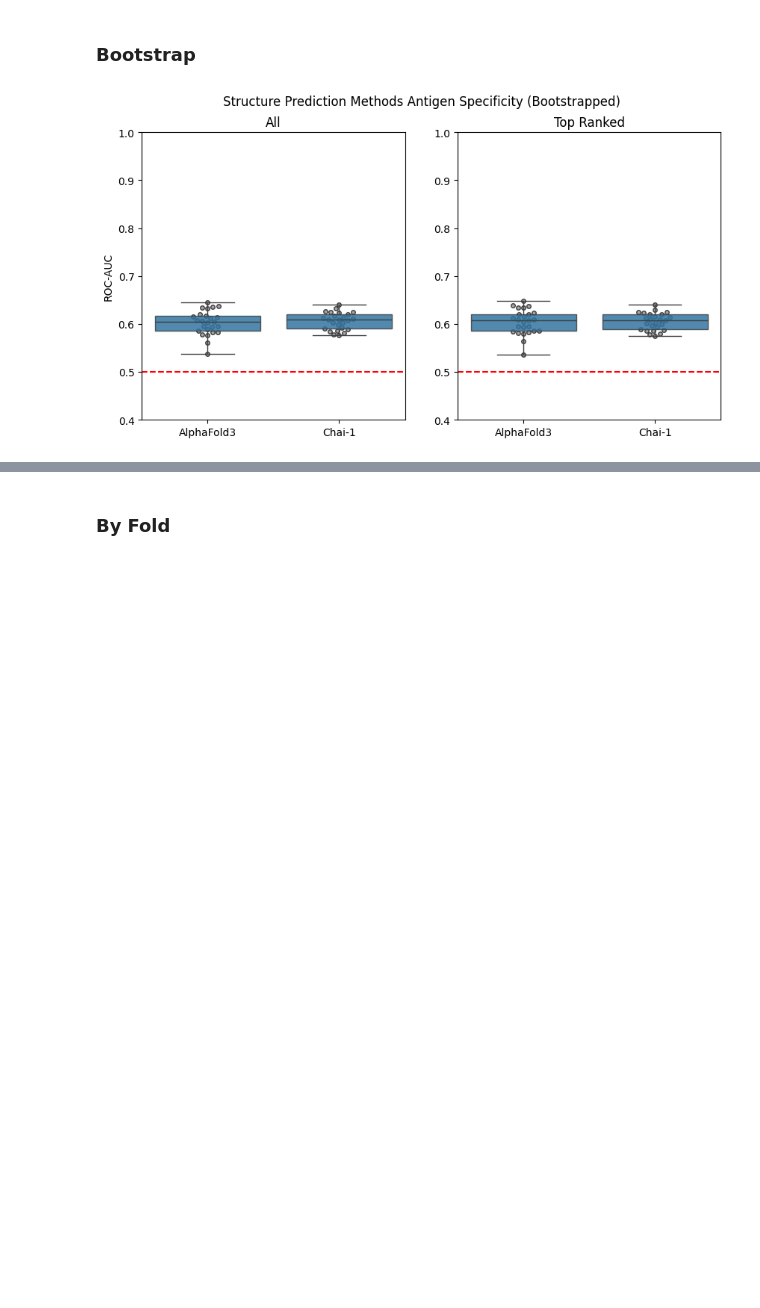
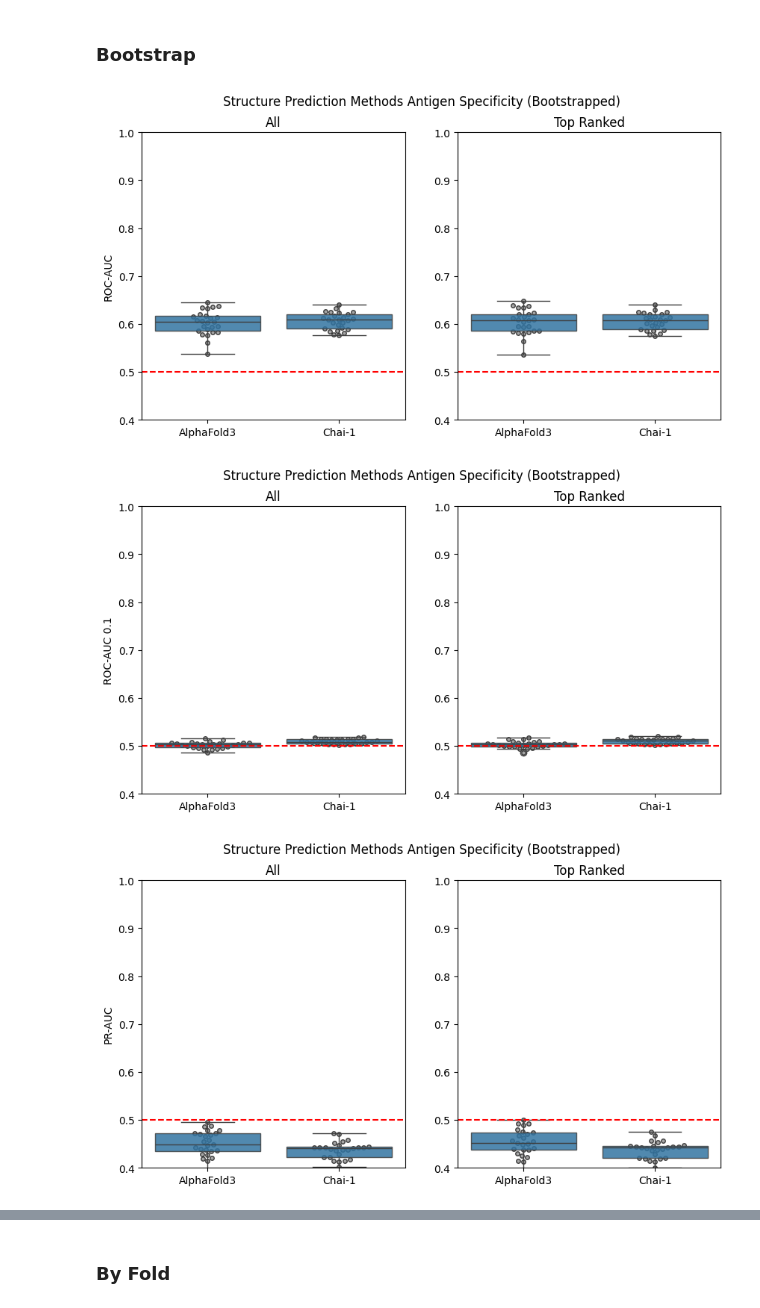
Before and after one commit to benjiemc/tcr-pmhc-predicted-structures, a Jupyter notebook: notebooks/benchmark_structure_prediction_methods.ipynb, the cells around one changed output, grey strips where cells are left out. Drawn from its saved outputs; the diff is of its cells as text; code cells hidden in the pictures; blank space fills up the shorter version.

```diff
--- a/notebooks/benchmark_structure_prediction_methods.ipynb
+++ b/notebooks/benchmark_structure_prediction_methods.ipynb
@@ -106,39 +120,42 @@ samples_roc_aucs_top_rank = pd.concat(samples_roc_aucs_top_rank).reset_index(dro
 # %%
-fig, axes = plt.subplots(1, 2, figsize=(10, 5))
+for metric_name in ('roc_auc', 'roc_auc_01', 'pr_auc'):
+    fig, axes = plt.subplots(1, 2, figsize=(10, 5))
 
-fig.suptitle('Structure Prediction Methods Antigen Specificity (Bootstrapped)')
+    fig.suptitle('Structure Prediction Methods Antigen Specificity (Bootstrapped)')
 
-for i, (ax, title, data) in enumerate(
-    zip(axes, ('All', 'Top Ranked'), (samples_roc_aucs, samples_roc_aucs_top_rank), strict=True)
-):
-    sns.swarmplot(
-        data,
-        x='model',
-        y='roc_auc',
-        color='grey',
-        zorder=1,
-        marker='o',
-        size=4,
-        edgecolor='black',
-        linewidth=1,
-        alpha=0.70,
-        ax=ax,
-    )
-    sns.boxplot(data, x='model', y='roc_auc', boxprops={'alpha': 0.85}, ax=ax)
+    for i, (ax, title, data) in enumerate(
+        zip(axes, ('All', 'Top Ranked'), (samples_metric_scores, samples_metric_scores_top_rank), strict=True)
+    ):
+        sns.swarmplot(
+            data,
+            x='model',
+            y=metric_name,
+            color='grey',
+            zorder=1,
+            marker='o',
+            size=4,
+            edgecolor='black',
+            linewidth=1,
+            alpha=0.70,
+            ax=ax,
+        )
+        sns.boxplot(data, x='model', y=metric_name, boxprops={'alpha': 0.85}, ax=ax)
 
-    ax.axhline(0.5, color='r', linestyle='dashed')
+        ax.axhline(0.5, color='r', linestyle='dashed')
 
-    ax.set_title(title)
-    ax.set_xlabel('')
-    ax.set_ylim(0.4, 1.0)
+        ax.set_title(title)
+        ax.set_xlabel('')
+        ax.set_ylim(0.4, 1.0)
 
-    if i == 0:
-        ax.set_ylabel('ROC-AUC')
+        if i == 0:
+            ax.set_ylabel(format_metric_name(metric_name))
 
-    else:
-        ax.set_ylabel('')
+        else:
+            ax.set_ylabel('')
 
-plt.show()
+    plt.show()
 # %% [output]
 [figure]
+[figure, added]
+[figure, added]
 # %%
```
Also changed, not shown: parts of 13 cells of this notebook.
